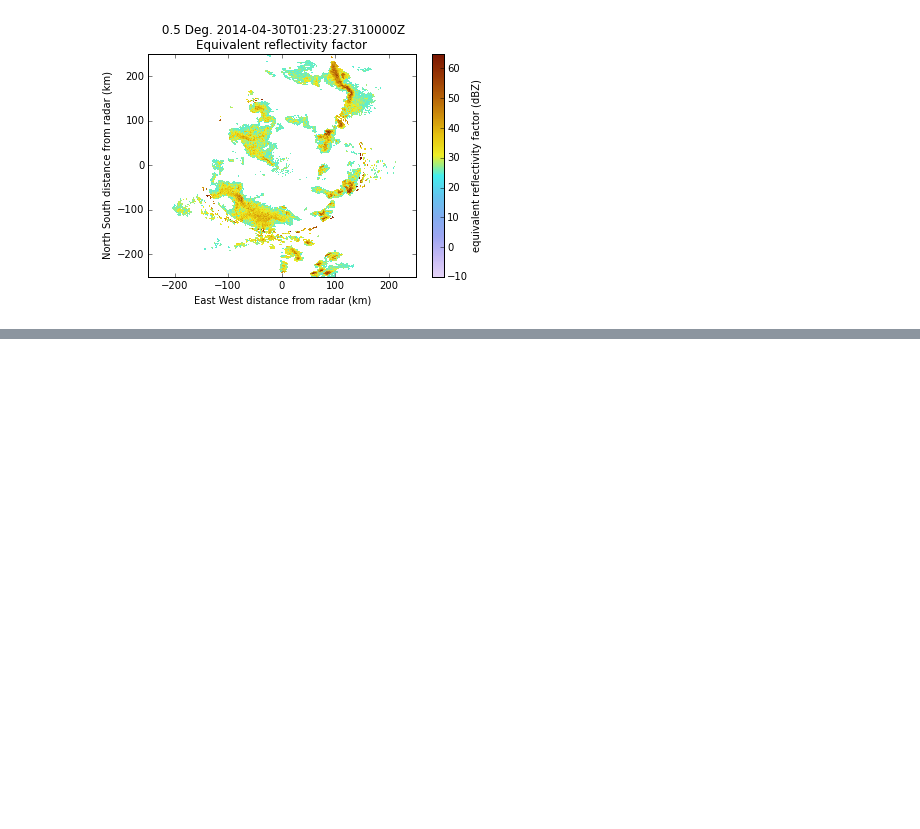
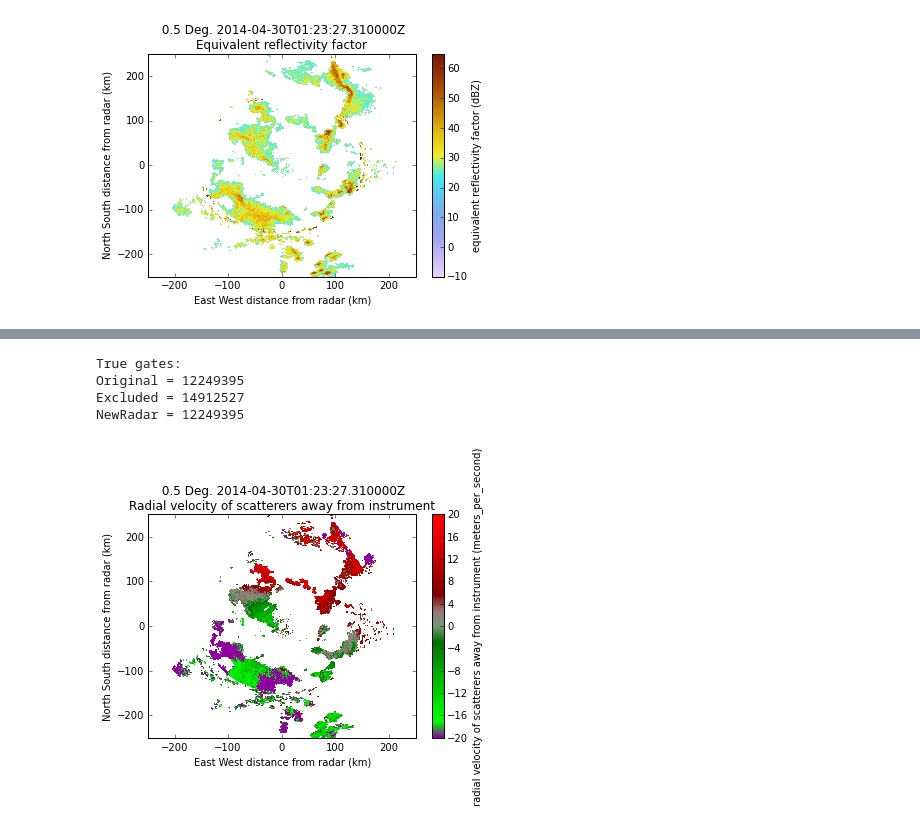
Before and after one commit to nguy/Notebooks, a Jupyter notebook: pyart_gatefilter_test.ipynb, the cells around one changed output, grey strips where cells are left out. Cells and saved outputs as stored; diff of their text form; code cells hidden in the pictures; blank space fills up the shorter version.

```diff
--- a/pyart_gatefilter_test.ipynb
+++ b/pyart_gatefilter_test.ipynb
@@ -75,0 +76,17 @@ d2.set_limits((-250., 250), (-250, 250))
+# %%
+gatefilter.exclude_above('velocity', 15)
+print("True gates:\n"
+      "Original = %d\n"
+      "Excluded = %d\n"
+      "NewRadar = %d"%(np.sum(origmask), np.sum(gatefilter.gate_excluded),
+                      np.sum(r2.fields['reflectivity']['data'].mask)))
+# %% [output]
+True gates:
+Original = 12249395
+Excluded = 14912527
+NewRadar = 12249395
+# %%
+d2.plot('velocity', 1, cmap='pyart_NWSVel', gatefilter=gatefilter, vmin=-20., vmax=20.)
+d2.set_limits((-250., 250), (-250, 250))
+# %% [output]
+[figure, added]
```
Also changed, not shown: parts of 3 cells of this notebook.
